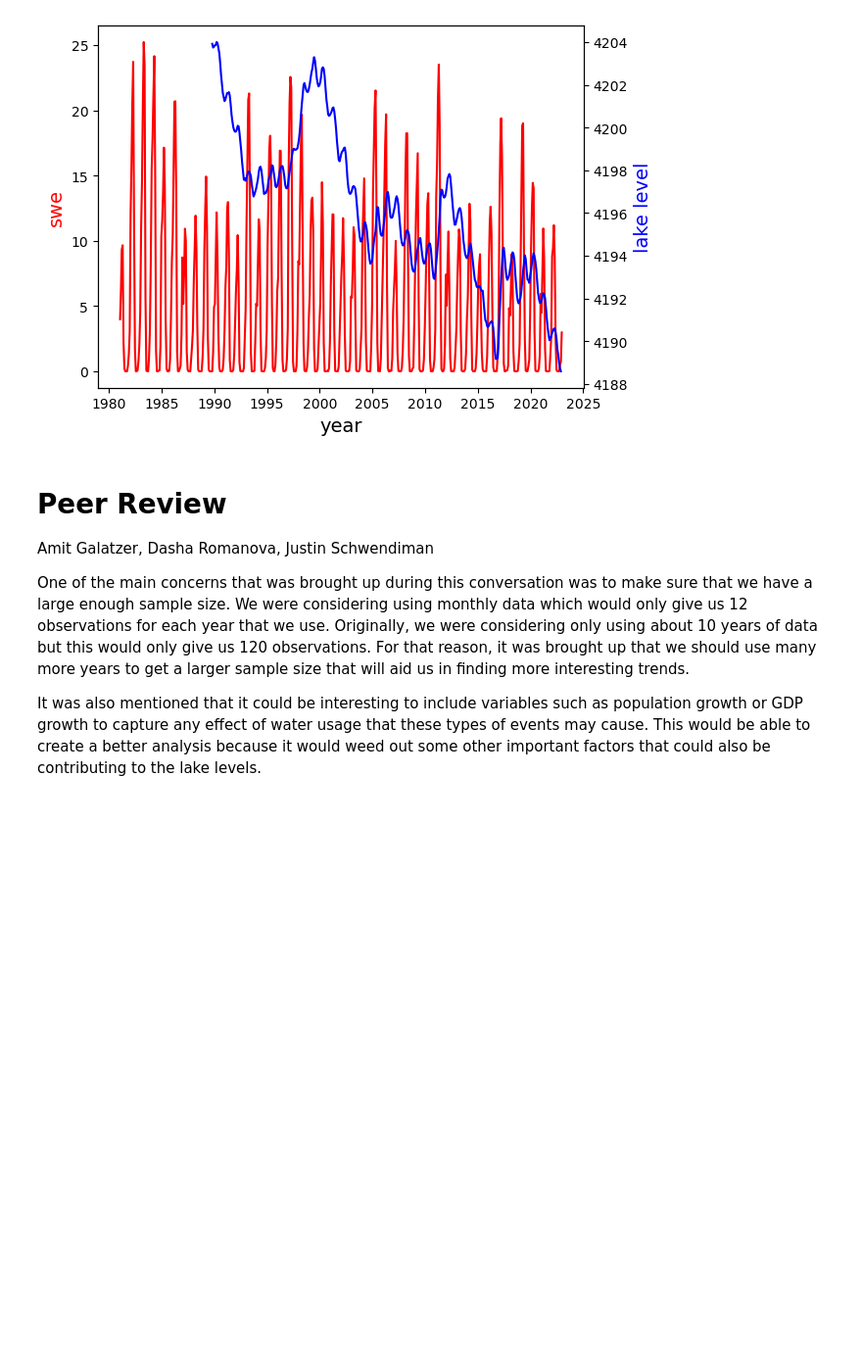
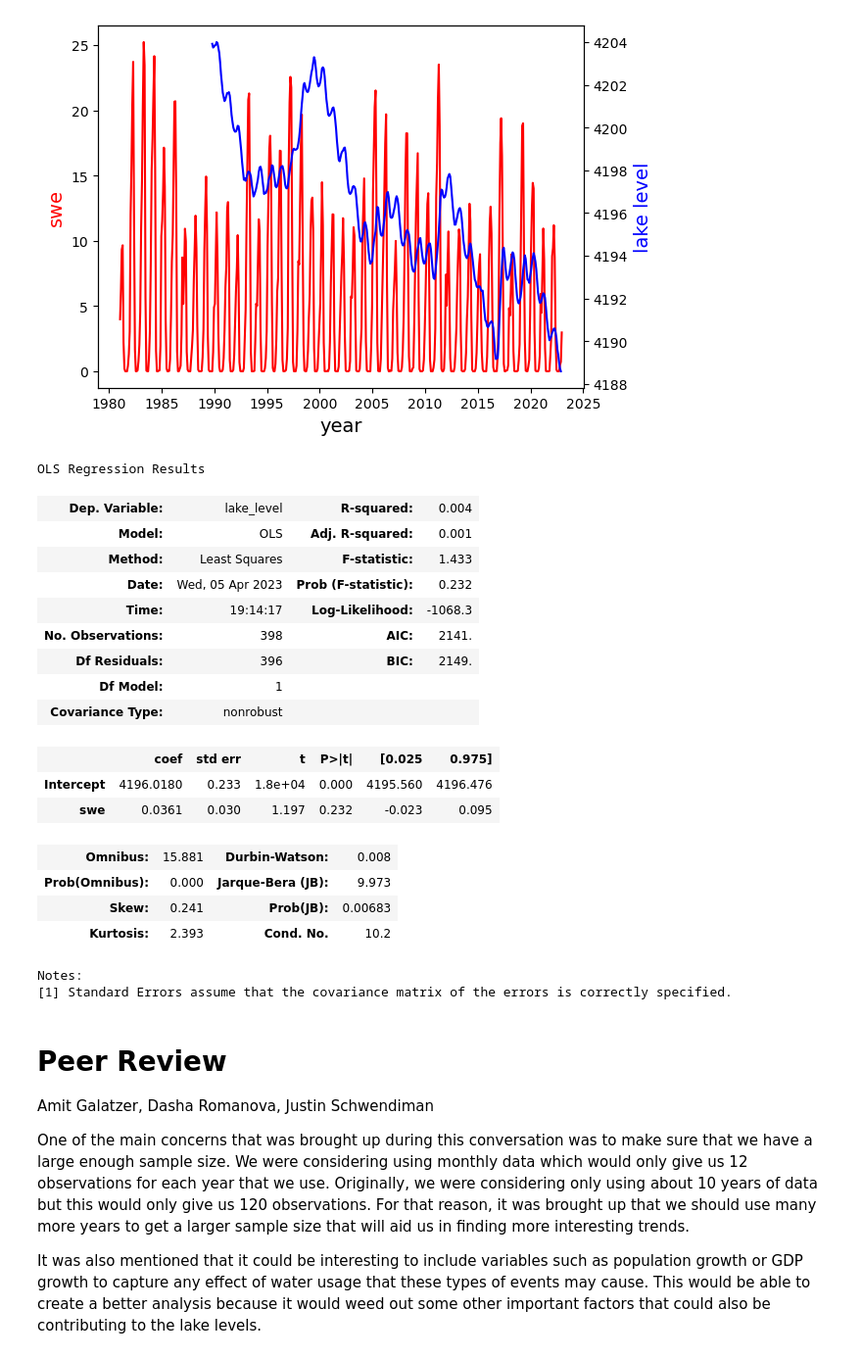
Before and after one commit to snowqueen2000/Save-The-GSL, a Jupyter notebook: Phase1ProjectMilestones.ipynb, the cells around one changed output. Shown at 98% size. Cells and saved outputs as stored; diff of their text form; code cells hidden in the pictures; blank space fills up the shorter version.

Commit message:
simple regression

```diff
--- a/Phase1ProjectMilestones.ipynb
+++ b/Phase1ProjectMilestones.ipynb
@@ -144,6 +128,33 @@ ax2.set_ylabel("lake level",color="blue",fontsize=14)
 plt.show()
 # %% [output]
 [figure]
+# %%
+combined = swe.merge(lk_lvl, on = 'date', how = 'outer')
+combined_nan = combined[combined['lake_level'].isna()]
+combined_even = combined.drop(combined_nan.index)
+import statsmodels.formula.api as sm
+prelim_reg = sm.ols('lake_level ~ swe', data = combined_even).fit()
+prelim_reg.summary()
+# %% [output]
+OLS Regression Results
+| Dep. Variable: | lake_level | R-squared: | 0.004 |
+| Model: | OLS | Adj. R-squared: | 0.001 |
+| Method: | Least Squares | F-statistic: | 1.433 |
+| Date: | Wed, 05 Apr 2023 | Prob (F-statistic): | 0.232 |
+| Time: | 19:14:17 | Log-Likelihood: | -1068.3 |
+| No. Observations: | 398 | AIC: | 2141. |
+| Df Residuals: | 396 | BIC: | 2149. |
+| Df Model: | 1 |  |  |
+| Covariance Type: | nonrobust |  |  |
+|  | coef | std err | t | P>|t| | [0.025 | 0.975] |
+| Intercept | 4196.0180 | 0.233 | 1.8e+04 | 0.000 | 4195.560 | 4196.476 |
+| swe | 0.0361 | 0.030 | 1.197 | 0.232 | -0.023 | 0.095 |
+| Omnibus: | 15.881 | Durbin-Watson: | 0.008 |
+| Prob(Omnibus): | 0.000 | Jarque-Bera (JB): | 9.973 |
+| Skew: | 0.241 | Prob(JB): | 0.00683 |
+| Kurtosis: | 2.393 | Cond. No. | 10.2 |
+Notes:
+[1] Standard Errors assume that the covariance matrix of the errors is correctly specified.
 # %% [markdown]
 # Peer Review
 Amit Galatzer, Dasha Romanova, Justin Schwendiman
```
Also changed, not shown: parts of 1 cell of this notebook.
